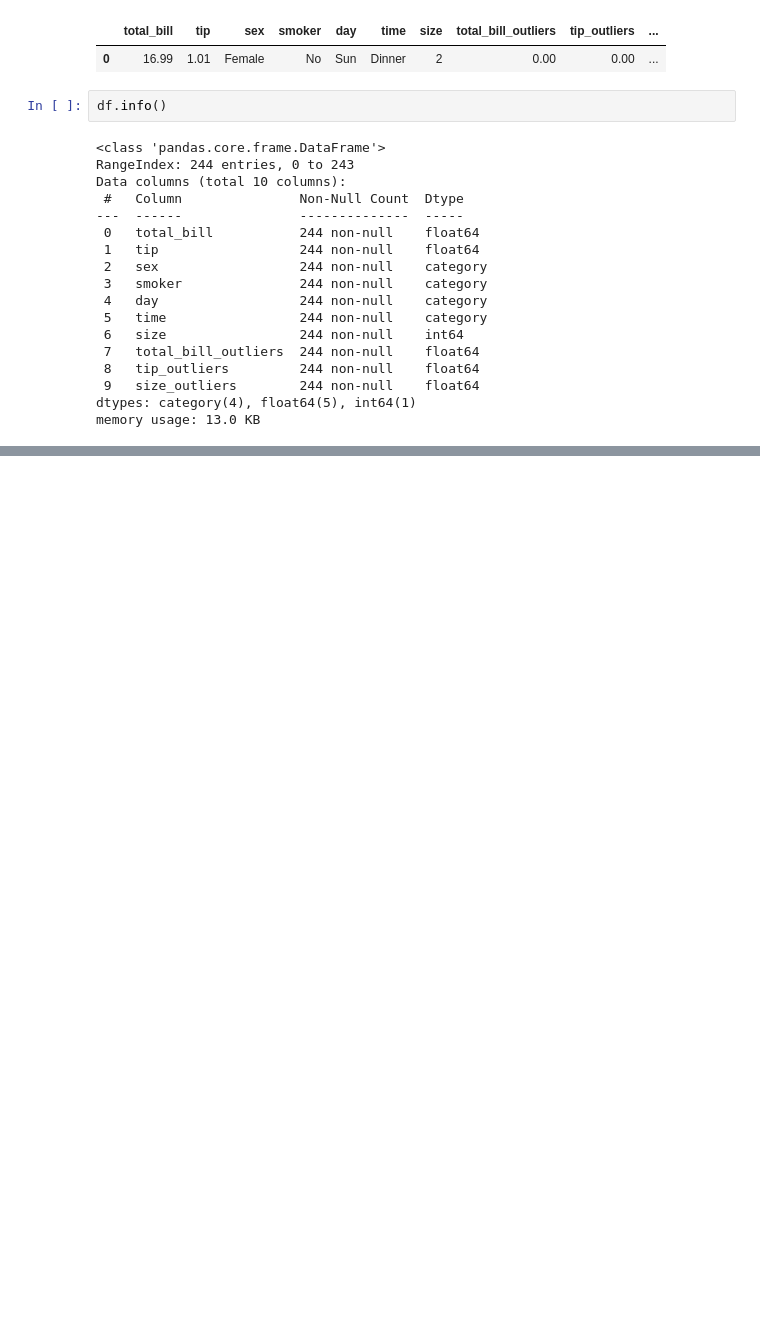
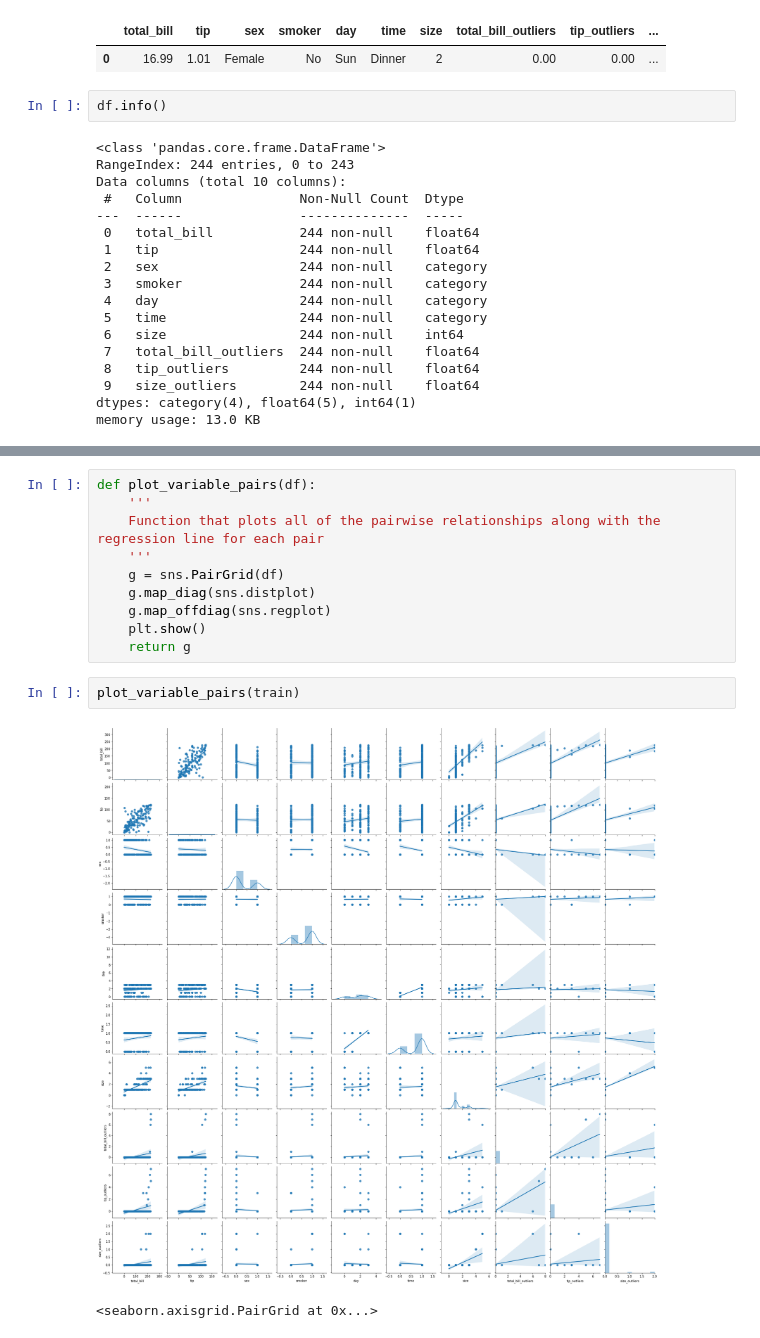
Before and after one commit to CSolitaire/clustering-exercises, a Jupyter notebook: explore_tips.ipynb, the cells around one changed output, grey strips where cells are left out. Cells and saved outputs as stored; diff of their text form; blank space fills up the shorter version.

```diff
--- a/explore_tips.ipynb
+++ b/explore_tips.ipynb
@@ -191,0 +202,15 @@ train.head()
+# %%
+def plot_variable_pairs(df):
+    '''
+    Function that plots all of the pairwise relationships along with the regression line for each pair
+    '''
+    g = sns.PairGrid(df)
+    g.map_diag(sns.distplot)
+    g.map_offdiag(sns.regplot)
+    plt.show()
+    return g
+# %%
+plot_variable_pairs(train)
+# %% [output]
+[figure, added]
+<seaborn.axisgrid.PairGrid at 0x...>
```
Also changed, not shown: parts of 4 cells of this notebook, 2 other files.
